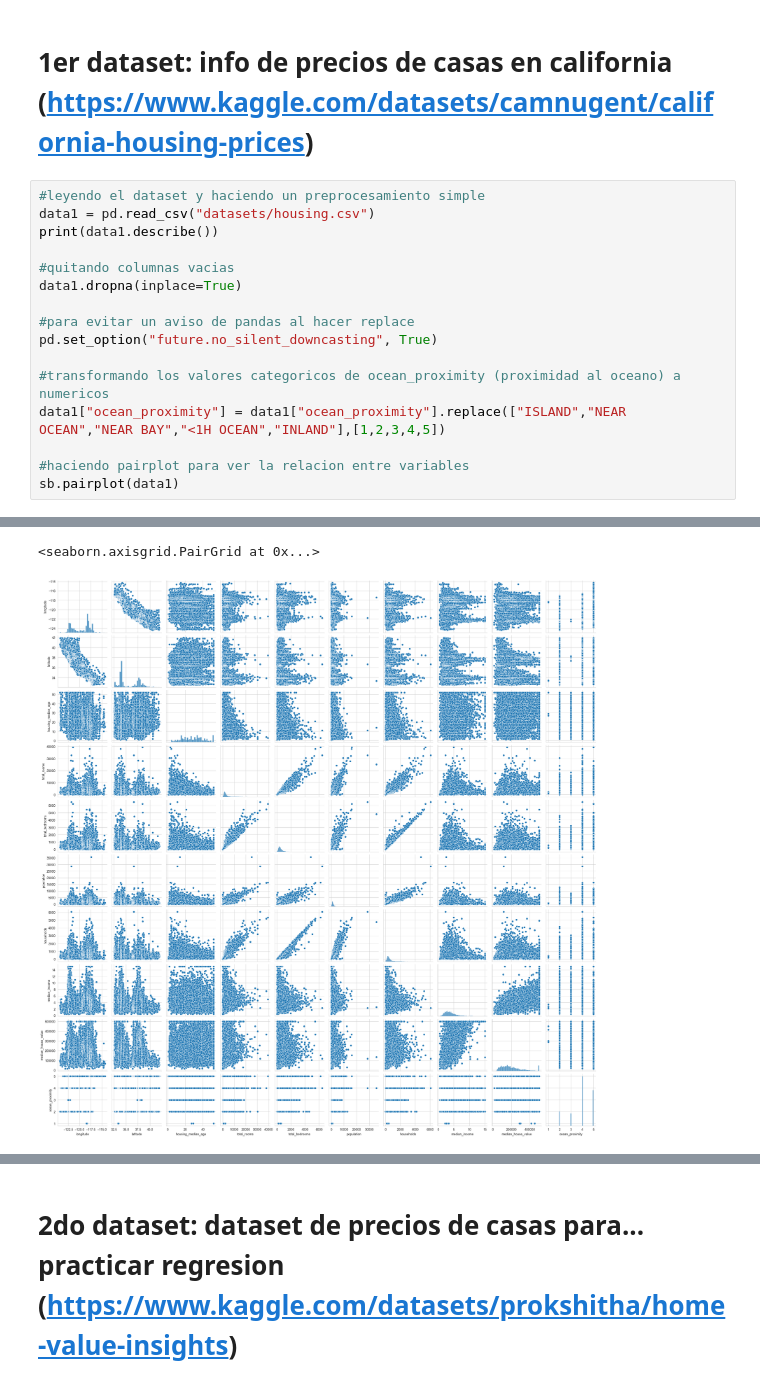
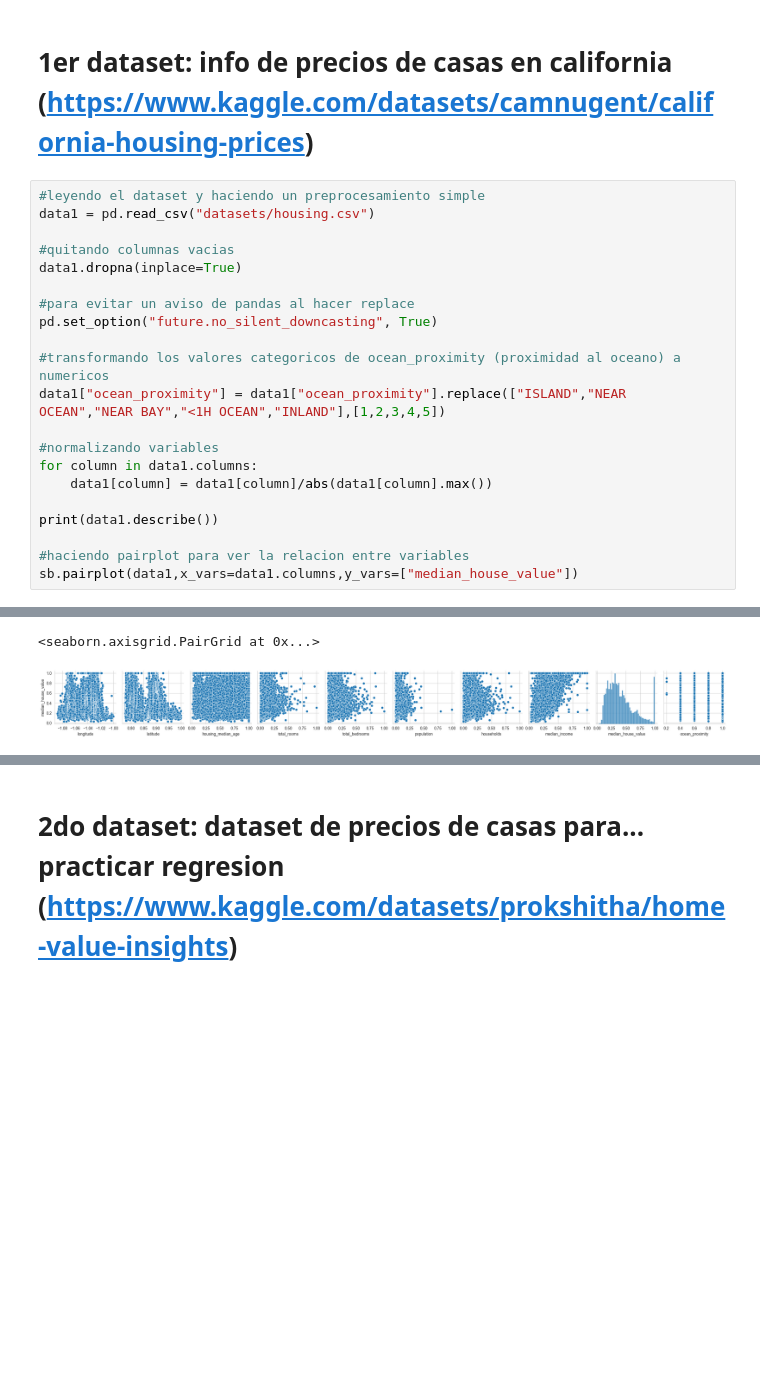
Before and after one commit to tamigr1757/ProyectoPythonRegresionMultiple, a Jupyter notebook: Proyecto 2 notebook.ipynb, the cells around one changed output, grey strips where cells are left out. Cells and saved outputs as stored; diff of their text form; blank space fills up the shorter version.

```diff
--- a/Proyecto 2 notebook.ipynb
+++ b/Proyecto 2 notebook.ipynb
@@ -11,7 +11,6 @@ import seaborn as sb
 # %%
 #leyendo el dataset y haciendo un preprocesamiento simple
 data1 = pd.read_csv("datasets/housing.csv")
-print(data1.describe())
 
 #quitando columnas vacias
 data1.dropna(inplace=True)
@@ -22,7 +21,13 @@ pd.set_option("future.no_silent_downcasting", True)
 #transformando los valores categoricos de ocean_proximity (proximidad al oceano) a numericos
 data1["ocean_proximity"] = data1["ocean_proximity"].replace(["ISLAND","NEAR OCEAN","NEAR BAY","<1H OCEAN","INLAND"],[1,2,3,4,5])
 
+#normalizando variables
+for column in data1.columns:
+    data1[column] = data1[column]/abs(data1[column].max())
+
+print(data1.describe())
+
 #haciendo pairplot para ver la relacion entre variables
-sb.pairplot(data1)
+sb.pairplot(data1,x_vars=data1.columns,y_vars=["median_house_value"])
 # %% [output]
           longitude      latitude  housing_median_age   total_rooms  \
@@ -45,4 +50,4 @@ max         500001.000000
 <seaborn.axisgrid.PairGrid at 0x...>
-[figure, old version]
+[figure, new version]
 # %%
 #seleccionando los datos para entrenar el modelo, primero con todas las variables excepto la que vamos a predecir
```
Also changed, not shown: parts of 8 cells of this notebook.
